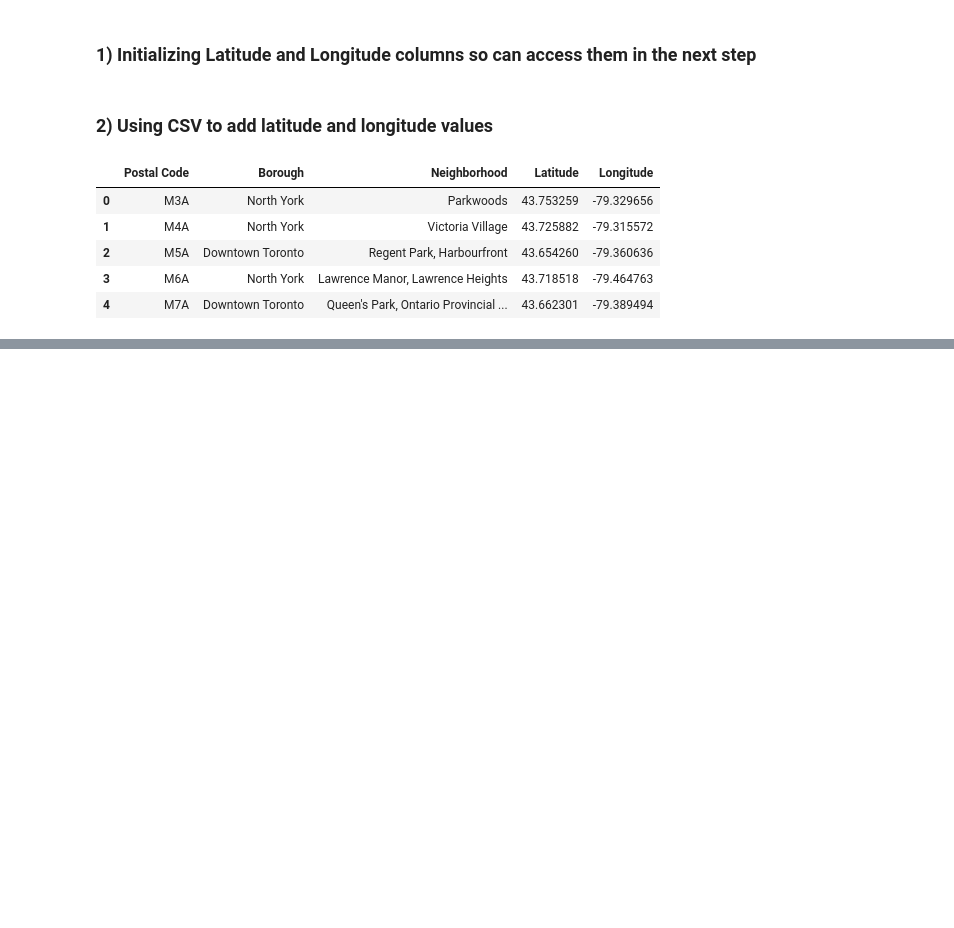
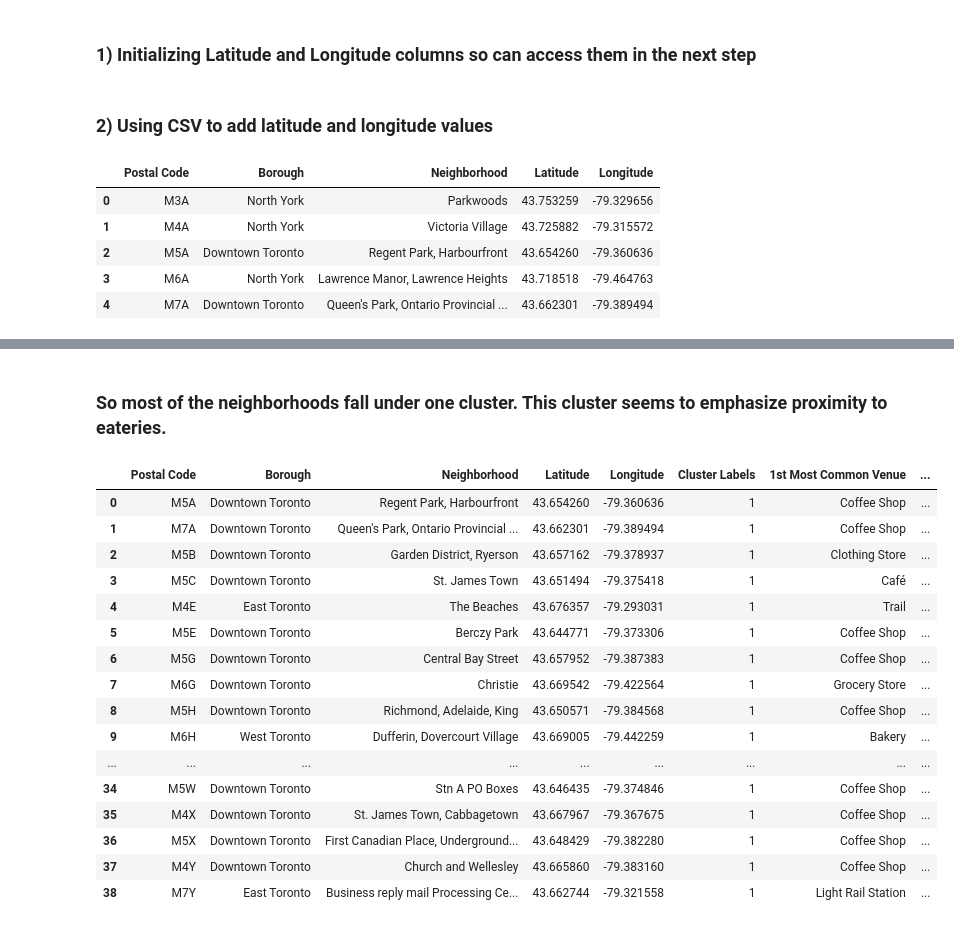
Before and after one commit to shaleen1/Coursera_Capstone, a Jupyter notebook: toronto_clusters.ipynb, the cells around one changed output, grey strips where cells are left out. Saved outputs shown, nothing was run; the diff lists cells and outputs as text; code cells hidden in the pictures; blank space fills up the shorter version.

Commit message:
With clustering analysis

```diff
--- a/toronto_clusters.ipynb
+++ b/toronto_clusters.ipynb
@@ -75,0 +239,23 @@ df.head()
+# %%
+def return_most_common_venues(row, num_top_venues):
+    row_categories = row.iloc[1:]
+    row_categories_sorted = row_categories.sort_values(ascending=False)
+
+    return row_categories_sorted.index.values[0:num_top_venues]
+# %%
+indicators = ['st', 'nd', 'rd']
+
+columns = ['Neighborhood']
+for ind in range(10):
+    try:
+        columns.append('{}{} Most Common Venue'.format(ind+1, indicators[ind]))
+    except:
+        columns.append('{}th Most Common Venue'.format(ind+1))
+
+tor_sorted = pd.DataFrame(columns=columns)
+tor_sorted['Neighborhood'] = tor_grouped['Neighborhood']
+
+for ind in range(tor_grouped.shape[0]):
+    tor_sorted.iloc[ind, 1:] = return_most_common_venues(tor_grouped.iloc[ind, :], 10)
+
+tor_sorted.head()
@@ -75,0 +284,3 @@ df.head()
+# %%
+kmeans=KMeans(init='k-means++',n_clusters=5,n_init=12).fit(tor_grouped.iloc[:,1:])
+kmeans.labels_
@@ -75,0 +290,9 @@ df.head()
+# %%
+tor_sorted.insert(0, 'Cluster Labels', kmeans.labels_)
+
+tor_merged = df_tor
+
+# merge toronto_grouped with toronto_data to add latitude/longitude for each neighborhood
+tor_merged = tor_merged.join(tor_sorted.set_index('Neighborhood'), on='Neighborhood')
+
+tor_merged.head()
@@ -75,0 +331,22 @@ df.head()
+# %% [markdown]
+### So most of the neighborhoods fall under one cluster. This cluster seems to emphasize proximity to eateries.
+# %%
+tor_merged
+# %% [output]
+|  | Postal Code | Borough | Neighborhood | Latitude | Longitude | Cluster Labels | 1st Most Common Venue | ... |
+| 0 | M5A | Downtown Toronto | Regent Park, Harbourfront | 43.654260 | -79.360636 | 1 | Coffee Shop | ... |
+| 1 | M7A | Downtown Toronto | Queen's Park, Ontario Provincial ... | 43.662301 | -79.389494 | 1 | Coffee Shop | ... |
+| 2 | M5B | Downtown Toronto | Garden District, Ryerson | 43.657162 | -79.378937 | 1 | Clothing Store | ... |
+| 3 | M5C | Downtown Toronto | St. James Town | 43.651494 | -79.375418 | 1 | Café | ... |
+| 4 | M4E | East Toronto | The Beaches | 43.676357 | -79.293031 | 1 | Trail | ... |
+| 5 | M5E | Downtown Toronto | Berczy Park | 43.644771 | -79.373306 | 1 | Coffee Shop | ... |
+| 6 | M5G | Downtown Toronto | Central Bay Street | 43.657952 | -79.387383 | 1 | Coffee Shop | ... |
+| 7 | M6G | Downtown Toronto | Christie | 43.669542 | -79.422564 | 1 | Grocery Store | ... |
+| 8 | M5H | Downtown Toronto | Richmond, Adelaide, King | 43.650571 | -79.384568 | 1 | Coffee Shop | ... |
+| 9 | M6H | West Toronto | Dufferin, Dovercourt Village | 43.669005 | -79.442259 | 1 | Bakery | ... |
+| ... | ... | ... | ... | ... | ... | ... | ... | ... |
+| 34 | M5W | Downtown Toronto | Stn A PO Boxes | 43.646435 | -79.374846 | 1 | Coffee Shop | ... |
+| 35 | M4X | Downtown Toronto | St. James Town, Cabbagetown | 43.667967 | -79.367675 | 1 | Coffee Shop | ... |
+| 36 | M5X | Downtown Toronto | First Canadian Place, Underground... | 43.648429 | -79.382280 | 1 | Coffee Shop | ... |
+| 37 | M4Y | Downtown Toronto | Church and Wellesley | 43.665860 | -79.383160 | 1 | Coffee Shop | ... |
+| 38 | M7Y | East Toronto | Business reply mail Processing Ce... | 43.662744 | -79.321558 | 1 | Light Rail Station | ... |
```
Also changed, not shown: parts of 30 cells of this notebook.
